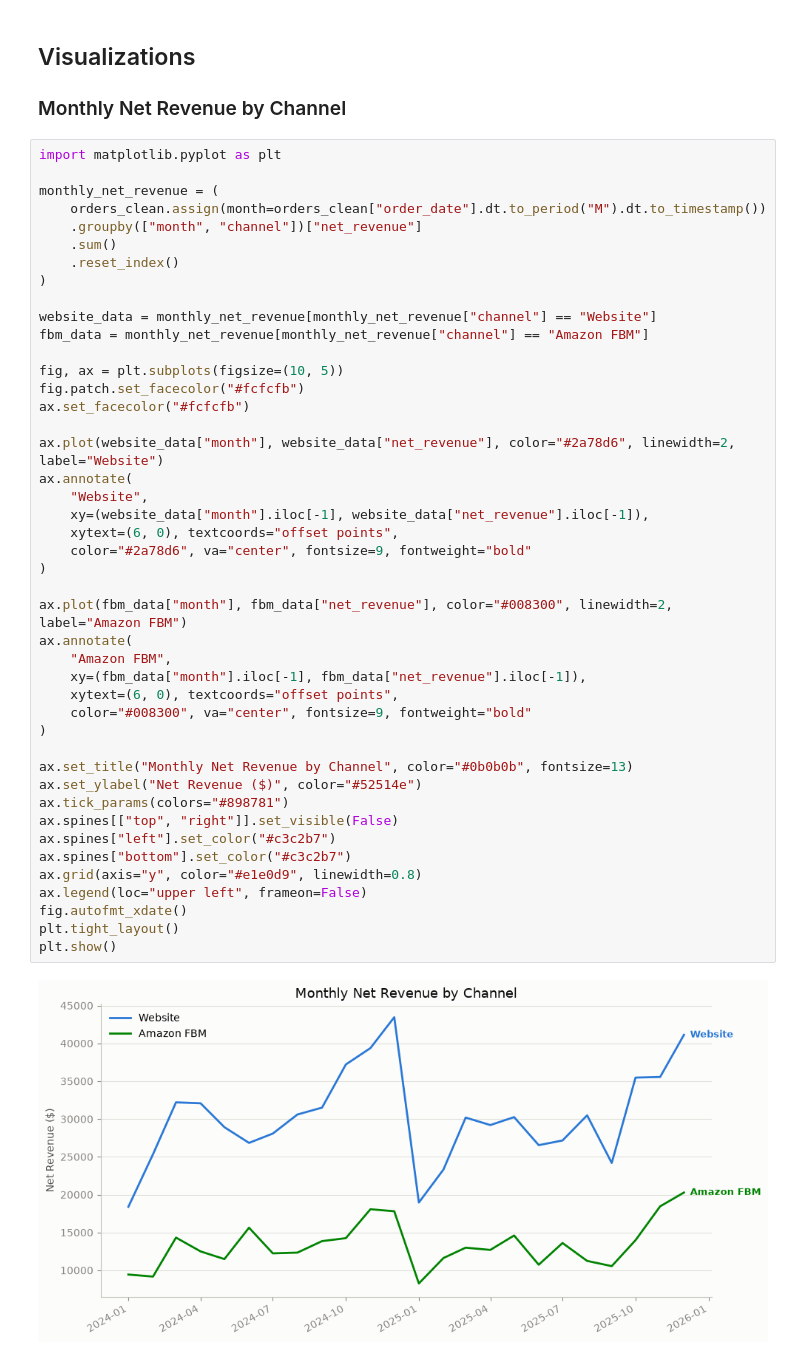
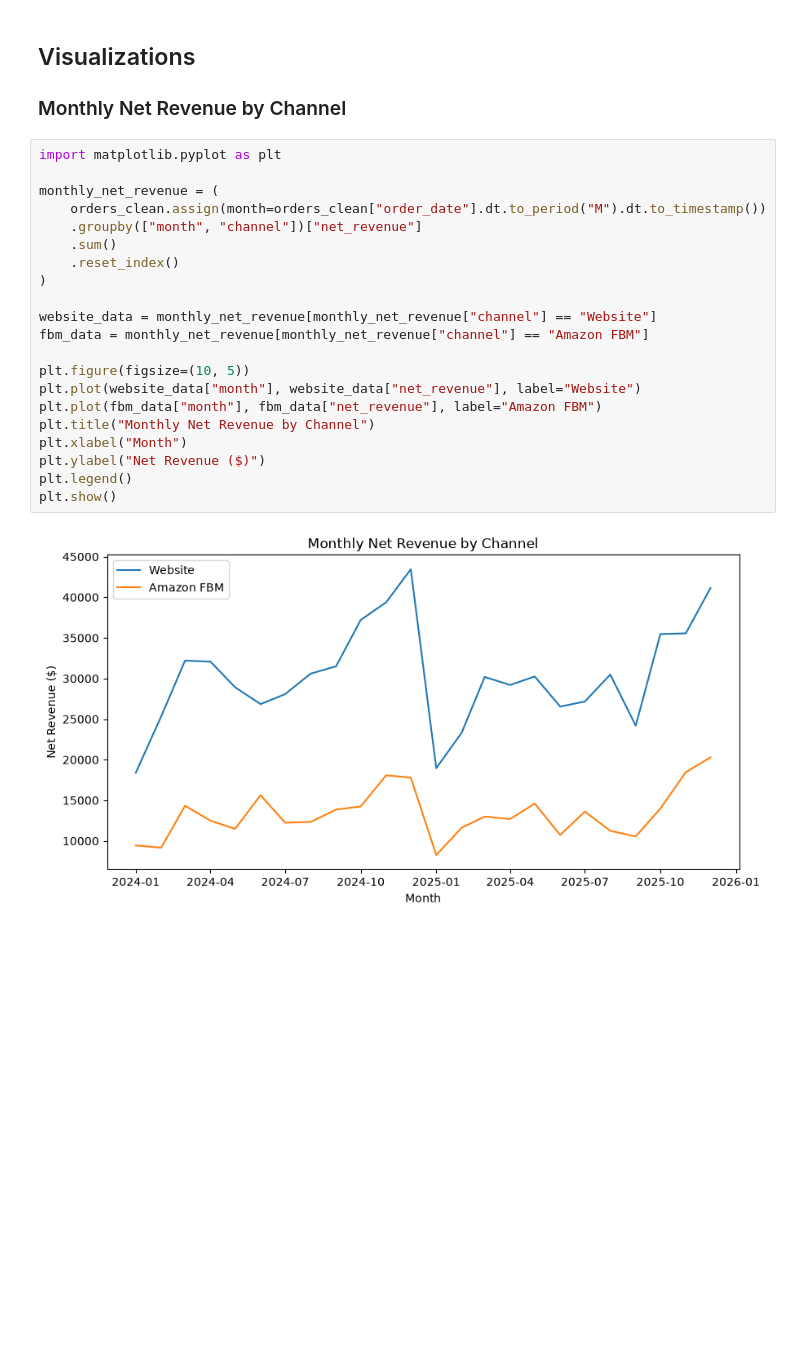
Before and after one commit to voltrecto/crowncase-beauty-portfolio, a Jupyter notebook: notebooks/phase3_analysis.ipynb, the cells around one changed output. Saved outputs shown, nothing was run; the diff lists cells and outputs as text; blank space fills up the shorter version.

```diff
--- a/notebooks/phase3_analysis.ipynb
+++ b/notebooks/phase3_analysis.ipynb
@@ -220,46 +220,23 @@ dtype: float64
 # %%
 import matplotlib.pyplot as plt
 
 monthly_net_revenue = (
     orders_clean.assign(month=orders_clean["order_date"].dt.to_period("M").dt.to_timestamp())
     .groupby(["month", "channel"])["net_revenue"]
     .sum()
     .reset_index()
 )
 
 website_data = monthly_net_revenue[monthly_net_revenue["channel"] == "Website"]
 fbm_data = monthly_net_revenue[monthly_net_revenue["channel"] == "Amazon FBM"]
 
-fig, ax = plt.subplots(figsize=(10, 5))
-fig.patch.set_facecolor("#fcfcfb")
-ax.set_facecolor("#fcfcfb")
-
-ax.plot(website_data["month"], website_data["net_revenue"], color="#2a78d6", linewidth=2, label="Website")
-ax.annotate(
-    "Website",
-    xy=(website_data["month"].iloc[-1], website_data["net_revenue"].iloc[-1]),
-    xytext=(6, 0), textcoords="offset points",
-    color="#2a78d6", va="center", fontsize=9, fontweight="bold"
-)
-
-ax.plot(fbm_data["month"], fbm_data["net_revenue"], color="#008300", linewidth=2, label="Amazon FBM")
-ax.annotate(
-    "Amazon FBM",
-    xy=(fbm_data["month"].iloc[-1], fbm_data["net_revenue"].iloc[-1]),
-    xytext=(6, 0), textcoords="offset points",
-    color="#008300", va="center", fontsize=9, fontweight="bold"
-)
-
-ax.set_title("Monthly Net Revenue by Channel", color="#0b0b0b", fontsize=13)
-ax.set_ylabel("Net Revenue ($)", color="#52514e")
-ax.tick_params(colors="#898781")
-ax.spines[["top", "right"]].set_visible(False)
-ax.spines["left"].set_color("#c3c2b7")
-ax.spines["bottom"].set_color("#c3c2b7")
-ax.grid(axis="y", color="#e1e0d9", linewidth=0.8)
-ax.legend(loc="upper left", frameon=False)
-fig.autofmt_xdate()
-plt.tight_layout()
+plt.figure(figsize=(10, 5))
+plt.plot(website_data["month"], website_data["net_revenue"], label="Website")
+plt.plot(fbm_data["month"], fbm_data["net_revenue"], label="Amazon FBM")
+plt.title("Monthly Net Revenue by Channel")
+plt.xlabel("Month")
+plt.ylabel("Net Revenue ($)")
+plt.legend()
 plt.show()
 # %% [output]
-[figure, old version]
+[figure, new version]
```
Also changed, not shown: parts of 10 cells of this notebook, 2 other files.
